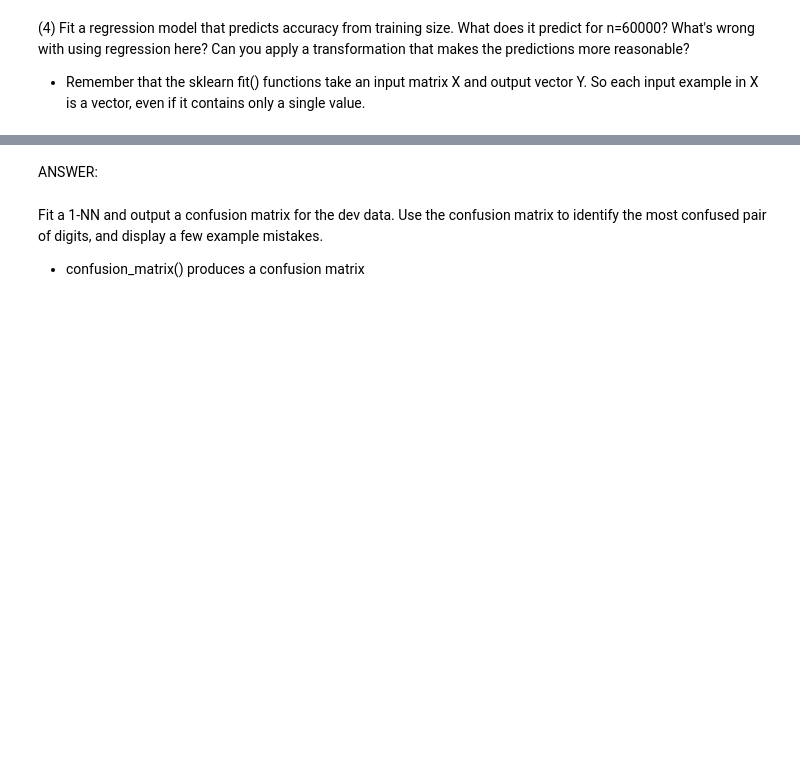
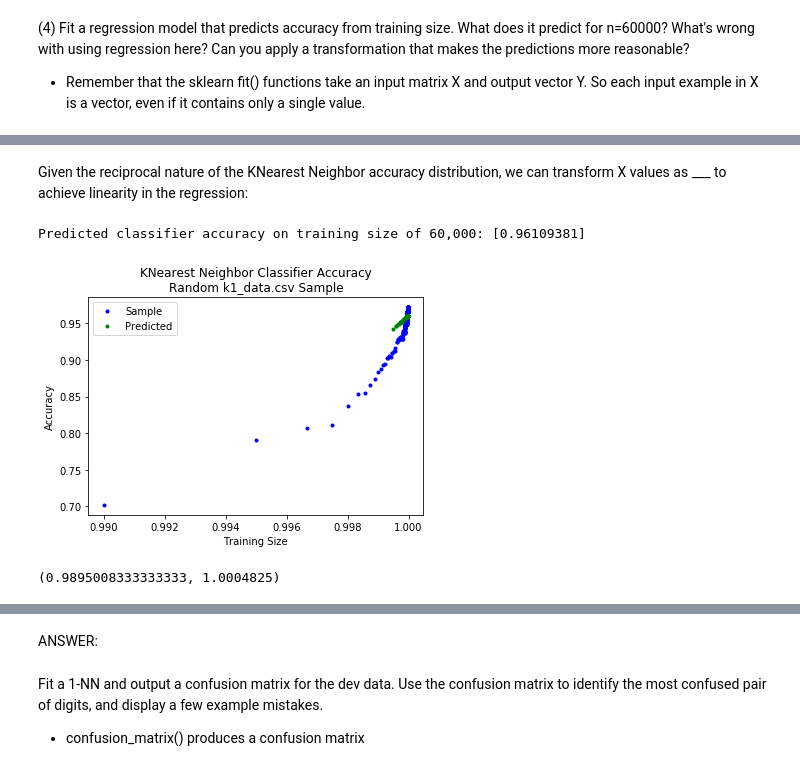
Before and after one commit to bdandersen-berkeley/mids, a Jupyter notebook: W207/homework/brad_andersen_p1.ipynb, the cells around one changed output, grey strips where cells are left out. Drawn from its saved outputs; the diff is of its cells as text; code cells hidden in the pictures; blank space fills up the shorter version.

```diff
--- a/W207/homework/brad_andersen_p1.ipynb
+++ b/W207/homework/brad_andersen_p1.ipynb
@@ -428,0 +504,39 @@ P4()
+# %% [markdown]
+Given the reciprocal nature of the KNearest Neighbor accuracy distribution, we can transform X values as ___ to achieve linearity in the regression:
+# %%
+x_train_data_transformed = list()
+for i, elem in enumerate(X[:training_max_idx]):
+  x_train_data_transformed.append([1 - 1 / elem])
+x_test_data_transformed = list()
+for i, elem in enumerate(X[training_max_idx + 1:testing_max_idx]):
+  x_test_data_transformed.append([1 - 1 / elem])
+# y_train_data = list()
+# for i, elem in enumerate(y[:training_max_idx]):
+#   y_train_data.append([elem])
+# y_test_data = list()
+# for i, elem in enumerate(y[training_max_idx + 1:testing_max_idx]):
+#   y_test_data.append([elem])
+# print "Training set size:", len(x_train_data), ", Test set size:", len(x_test_data)
+
+regression = LinearRegression().fit(np.array(x_train_data_transformed), np.array(y_train_data))
+y_predicted_data = regression.predict(x_test_data_transformed)
+predicted_n_60000 = regression.predict([[1 - 1 / 60000]])
+print "Predicted classifier accuracy on training size of 60,000:", predicted_n_60000[0]
+
+# Plot the data
+fig, ax = plt.subplots()
+ax.set(
+    title = "KNearest Neighbor Classifier Accuracy\nRandom k1_data.csv Sample",
+    ylabel = "Accuracy",
+    xlabel = "Training Size"
+)
+plt.plot(np.array(x_train_data_transformed), np.array(y_train_data), "b.", label = "Sample")
+plt.plot(np.array(x_test_data_transformed), np.array(y_predicted_data), "g.", label = "Predicted")
+ax.legend()
+plt.show()
+
+print ax.get_xlim()
+# %% [output]
+Predicted classifier accuracy on training size of 60,000: [0.96109381]
+[figure, added]
+(0.9895008333333333, 1.0004825)
```
Also changed, not shown: parts of 9 cells of this notebook.
